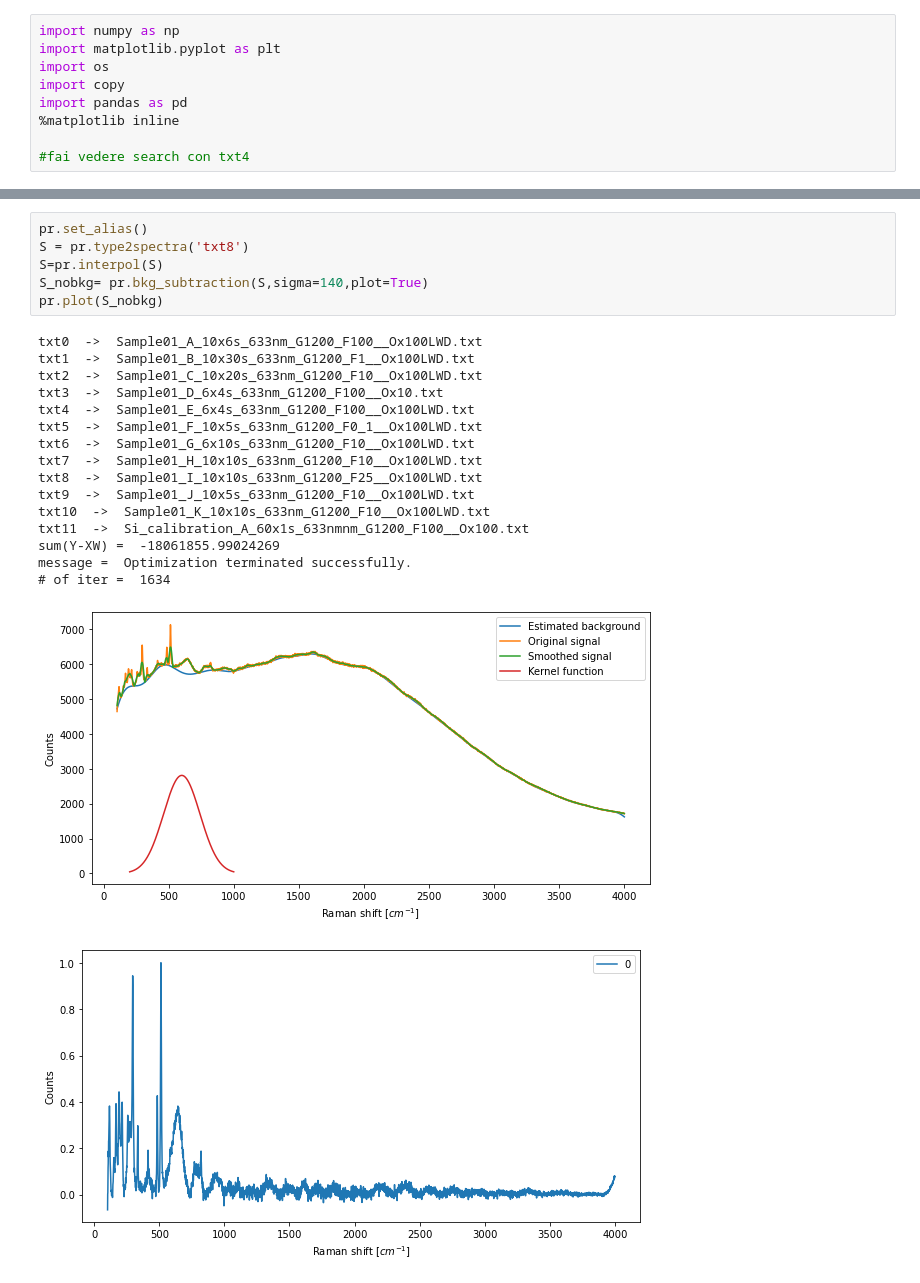
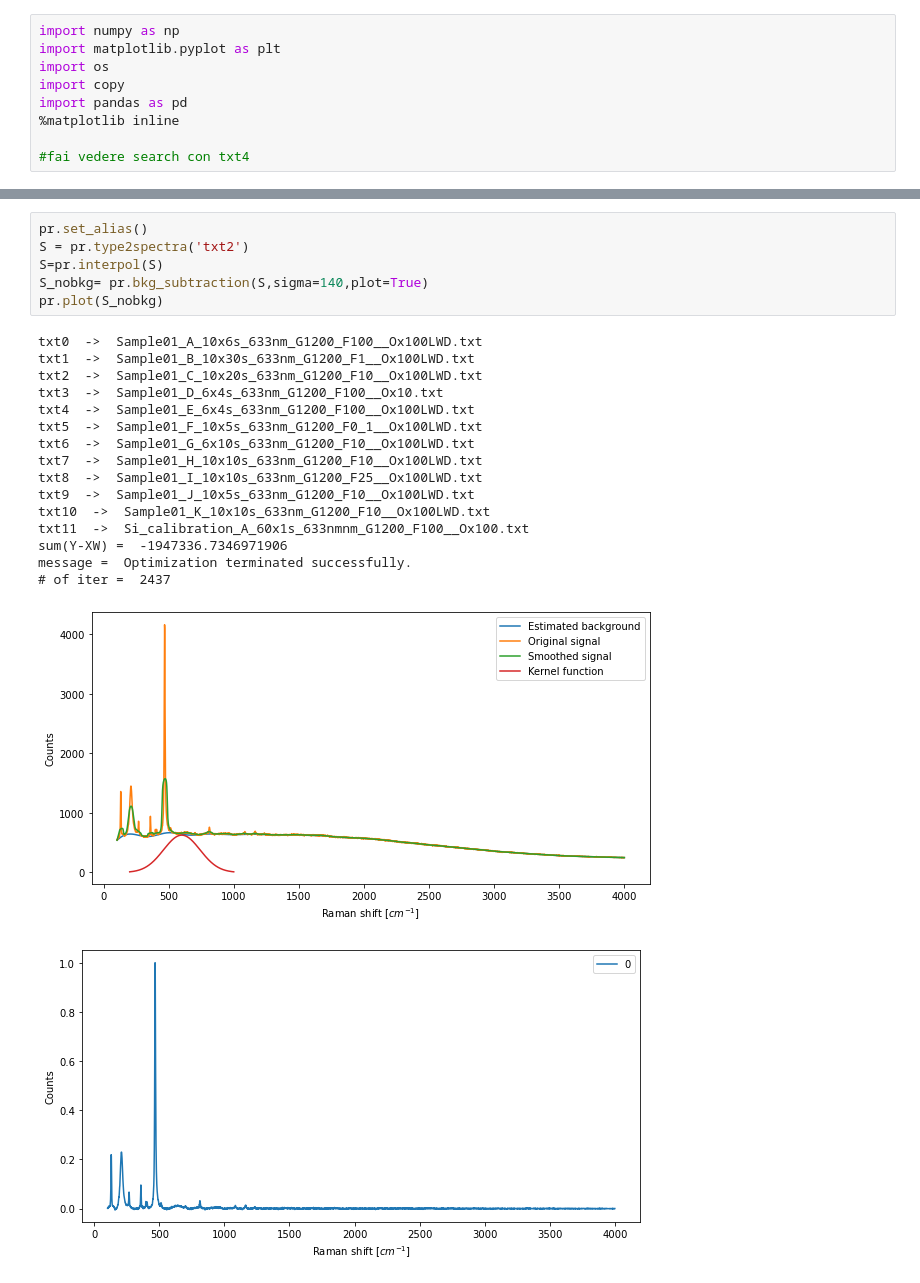
Before and after one commit to FabioBrugnara/pyram, a Jupyter notebook: working_notebook.ipynb, the cells around one changed output, grey strips where cells are left out. Saved outputs shown, nothing was run; the diff lists cells and outputs as text.

```diff
--- a/working_notebook.ipynb
+++ b/working_notebook.ipynb
@@ -17,26 +17,26 @@ Charging pure spectra library, needs around a minute ....
 Done. Good work!
 # %%
 pr.set_alias()
-S = pr.type2spectra('txt8')
+S = pr.type2spectra('txt2')
 S=pr.interpol(S)
 S_nobkg= pr.bkg_subtraction(S,sigma=140,plot=True)
 pr.plot(S_nobkg)
 # %% [output]
 txt0  ->  Sample01_A_10x6s_633nm_G1200_F100__Ox100LWD.txt
 txt1  ->  Sample01_B_10x30s_633nm_G1200_F1__Ox100LWD.txt
 txt2  ->  Sample01_C_10x20s_633nm_G1200_F10__Ox100LWD.txt
 txt3  ->  Sample01_D_6x4s_633nm_G1200_F100__Ox10.txt
 txt4  ->  Sample01_E_6x4s_633nm_G1200_F100__Ox100LWD.txt
 txt5  ->  Sample01_F_10x5s_633nm_G1200_F0_1__Ox100LWD.txt
 txt6  ->  Sample01_G_6x10s_633nm_G1200_F10__Ox100LWD.txt
 txt7  ->  Sample01_H_10x10s_633nm_G1200_F10__Ox100LWD.txt
 txt8  ->  Sample01_I_10x10s_633nm_G1200_F25__Ox100LWD.txt
 txt9  ->  Sample01_J_10x5s_633nm_G1200_F10__Ox100LWD.txt
 txt10  ->  Sample01_K_10x10s_633nm_G1200_F10__Ox100LWD.txt
 txt11  ->  Si_calibration_A_60x1s_633nmnm_G1200_F100__Ox100.txt
-sum(Y-XW) =  -18061855.99024269
+sum(Y-XW) =  -1947336.7346971906
 message =  Optimization terminated successfully.
-# of iter =  1634
+# of iter =  2437
-[figure, old version]
+[figure, new version]
-[figure, old version]
+[figure, new version]
 # %%
```
Also changed, not shown: parts of 6 cells of this notebook, 4 other files.
